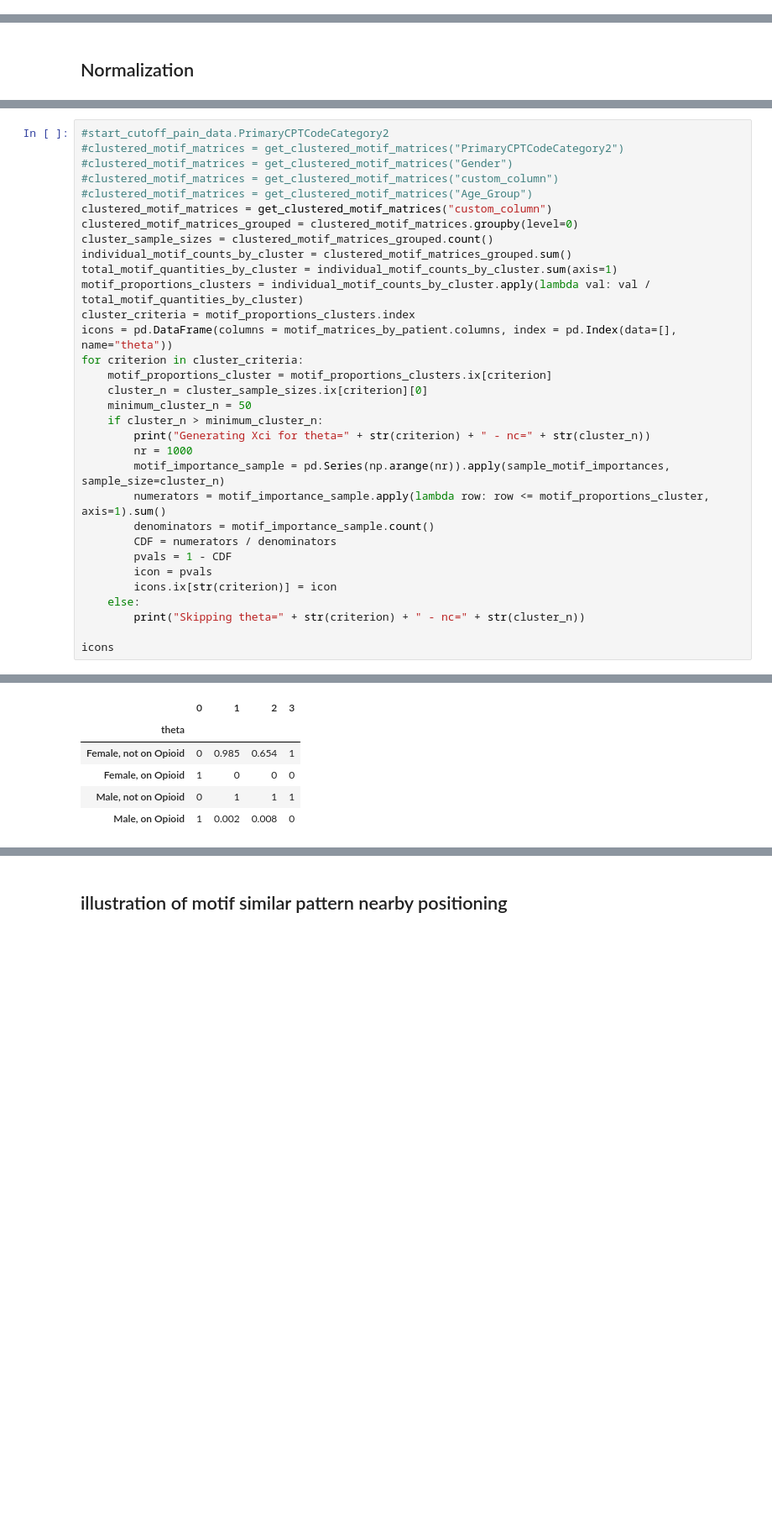
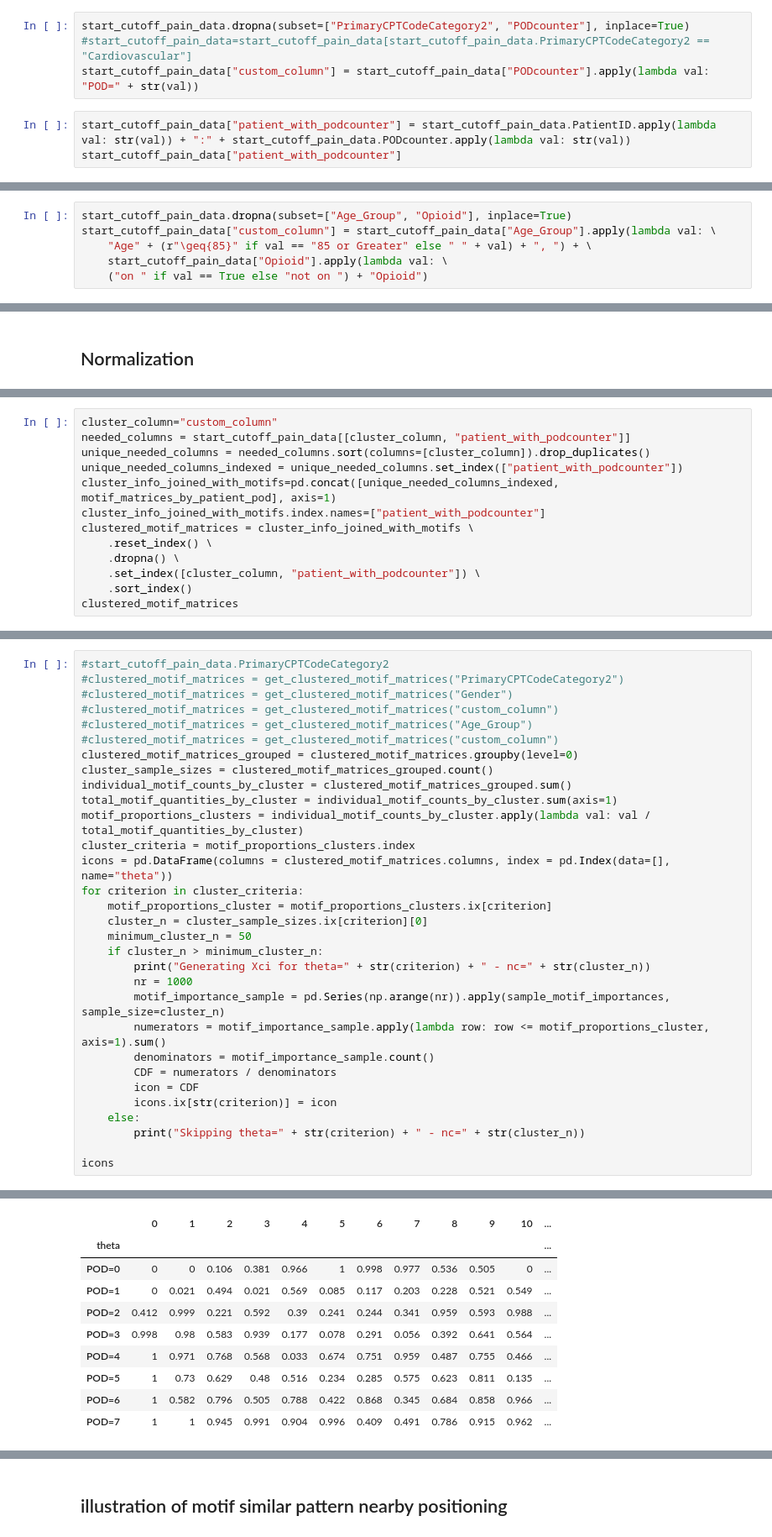
Before and after one commit to pvnick/tempos, a Jupyter notebook: pain_sax_ported.ipynb, the cells around one changed output, grey strips where cells are left out. Shown at 84% size. Cells and saved outputs as stored; diff of their text form; blank space fills up the shorter version.

```diff
--- a/pain_sax_ported.ipynb
+++ b/pain_sax_ported.ipynb
@@ -823,0 +1014,7 @@ plt.show()
+# %%
+start_cutoff_pain_data.dropna(subset=["PrimaryCPTCodeCategory2", "PODcounter"], inplace=True)
+#start_cutoff_pain_data=start_cutoff_pain_data[start_cutoff_pain_data.PrimaryCPTCodeCategory2 == "Cardiovascular"]
+start_cutoff_pain_data["custom_column"] = start_cutoff_pain_data["PODcounter"].apply(lambda val: "POD=" + str(val))
+# %%
+start_cutoff_pain_data["patient_with_podcounter"] = start_cutoff_pain_data.PatientID.apply(lambda val: str(val)) + ":" + start_cutoff_pain_data.PODcounter.apply(lambda val: str(val))
+start_cutoff_pain_data["patient_with_podcounter"]
@@ -838,6 +1053,12 @@ start_cutoff_pain_data["custom_column"] = start_cutoff_pain_data["Gender"].apply
     "Male, " if val == "MALE" else "Female, ") + \
     start_cutoff_pain_data["Opioid"].apply(lambda val: \
     ("on " if val == True else "not on ") + "Opioid")
+# %%
+start_cutoff_pain_data.dropna(subset=["Age_Group", "Opioid"], inplace=True)
+start_cutoff_pain_data["custom_column"] = start_cutoff_pain_data["Age_Group"].apply(lambda val: \
+    "Age" + (r"\geq{85}" if val == "85 or Greater" else " " + val) + ", ") + \
+    start_cutoff_pain_data["Opioid"].apply(lambda val: \
+    ("on " if val == True else "not on ") + "Opioid")
 # %%
 start_cutoff_pain_data.dropna(subset=["Opioid"], inplace=True)
 start_cutoff_pain_data["custom_column"] = start_cutoff_pain_data.Opioid.apply(lambda val: \
@@ -866,0 +1100,13 @@ Name: custom_column, Length: 213267, dtype: object
+# %%
+cluster_column="custom_column"
+needed_columns = start_cutoff_pain_data[[cluster_column, "patient_with_podcounter"]]
+unique_needed_columns = needed_columns.sort(columns=[cluster_column]).drop_duplicates()
+unique_needed_columns_indexed = unique_needed_columns.set_index(["patient_with_podcounter"])
+cluster_info_joined_with_motifs=pd.concat([unique_needed_columns_indexed, motif_matrices_by_patient_pod], axis=1)
+cluster_info_joined_with_motifs.index.names=["patient_with_podcounter"]
+clustered_motif_matrices = cluster_info_joined_with_motifs \
+    .reset_index() \
+    .dropna() \
+    .set_index([cluster_column, "patient_with_podcounter"]) \
+    .sort_index()
+clustered_motif_matrices
@@ -870,14 +1136,14 @@ Name: custom_column, Length: 213267, dtype: object
 #clustered_motif_matrices = get_clustered_motif_matrices("Gender")
 #clustered_motif_matrices = get_clustered_motif_matrices("custom_column")
 #clustered_motif_matrices = get_clustered_motif_matrices("Age_Group")
-clustered_motif_matrices = get_clustered_motif_matrices("custom_column")
+#clustered_motif_matrices = get_clustered_motif_matrices("custom_column")
 clustered_motif_matrices_grouped = clustered_motif_matrices.groupby(level=0)
 cluster_sample_sizes = clustered_motif_matrices_grouped.count()
 individual_motif_counts_by_cluster = clustered_motif_matrices_grouped.sum()
 total_motif_quantities_by_cluster = individual_motif_counts_by_cluster.sum(axis=1)
 motif_proportions_clusters = individual_motif_counts_by_cluster.apply(lambda val: val / total_motif_quantities_by_cluster)
 cluster_criteria = motif_proportions_clusters.index
-icons = pd.DataFrame(columns = motif_matrices_by_patient.columns, index = pd.Index(data=[], name="theta"))
+icons = pd.DataFrame(columns = clustered_motif_matrices.columns, index = pd.Index(data=[], name="theta"))
 for criterion in cluster_criteria:
     motif_proportions_cluster = motif_proportions_clusters.ix[criterion]
     cluster_n = cluster_sample_sizes.ix[criterion][0]
@@ -889,8 +1155,7 @@ for criterion in cluster_criteria:
         numerators = motif_importance_sample.apply(lambda row: row <= motif_proportions_cluster, axis=1).sum()
         denominators = motif_importance_sample.count()
         CDF = numerators / denominators
-        pvals = 1 - CDF
-        icon = pvals
+        icon = CDF
         icons.ix[str(criterion)] = icon
     else:
         print("Skipping theta=" + str(criterion) + " - nc=" + str(cluster_n))
@@ -904,6 +1173,10 @@ Generating Xci for theta=Male, on Opioid - nc=905
-|  | 0 | 1 | 2 | 3 |
-| theta |  |  |  |  |
-| Female, not on Opioid | 0 | 0.985 | 0.654 | 1 |
-| Female, on Opioid | 1 | 0 | 0 | 0 |
-| Male, not on Opioid | 0 | 1 | 1 | 1 |
-| Male, on Opioid | 1 | 0.002 | 0.008 | 0 |
+|  | 0 | 1 | 2 | 3 | 4 | 5 | 6 | 7 | 8 | 9 | 10 | ... |
+| theta |  |  |  |  |  |  |  |  |  |  |  | ... |
+| POD=0 | 0 | 0 | 0.106 | 0.381 | 0.966 | 1 | 0.998 | 0.977 | 0.536 | 0.505 | 0 | ... |
+| POD=1 | 0 | 0.021 | 0.494 | 0.021 | 0.569 | 0.085 | 0.117 | 0.203 | 0.228 | 0.521 | 0.549 | ... |
+| POD=2 | 0.412 | 0.999 | 0.221 | 0.592 | 0.39 | 0.241 | 0.244 | 0.341 | 0.959 | 0.593 | 0.988 | ... |
+| POD=3 | 0.998 | 0.98 | 0.583 | 0.939 | 0.177 | 0.078 | 0.291 | 0.056 | 0.392 | 0.641 | 0.564 | ... |
+| POD=4 | 1 | 0.971 | 0.768 | 0.568 | 0.033 | 0.674 | 0.751 | 0.959 | 0.487 | 0.755 | 0.466 | ... |
+| POD=5 | 1 | 0.73 | 0.629 | 0.48 | 0.516 | 0.234 | 0.285 | 0.575 | 0.623 | 0.811 | 0.135 | ... |
+| POD=6 | 1 | 0.582 | 0.796 | 0.505 | 0.788 | 0.422 | 0.868 | 0.345 | 0.684 | 0.858 | 0.966 | ... |
+| POD=7 | 1 | 1 | 0.945 | 0.991 | 0.904 | 0.996 | 0.409 | 0.491 | 0.786 | 0.915 | 0.962 | ... |
```
Also changed, not shown: parts of 24 cells of this notebook, 1 other file.
